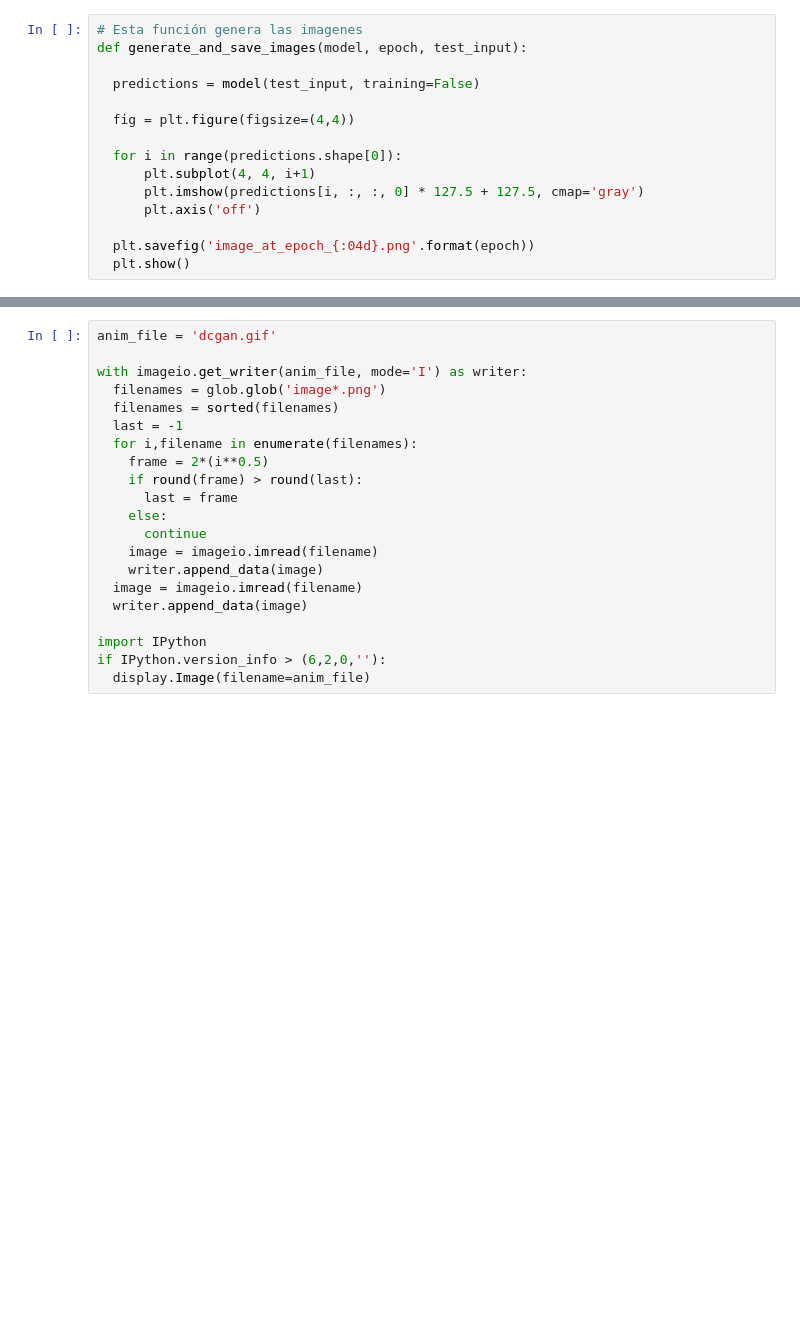
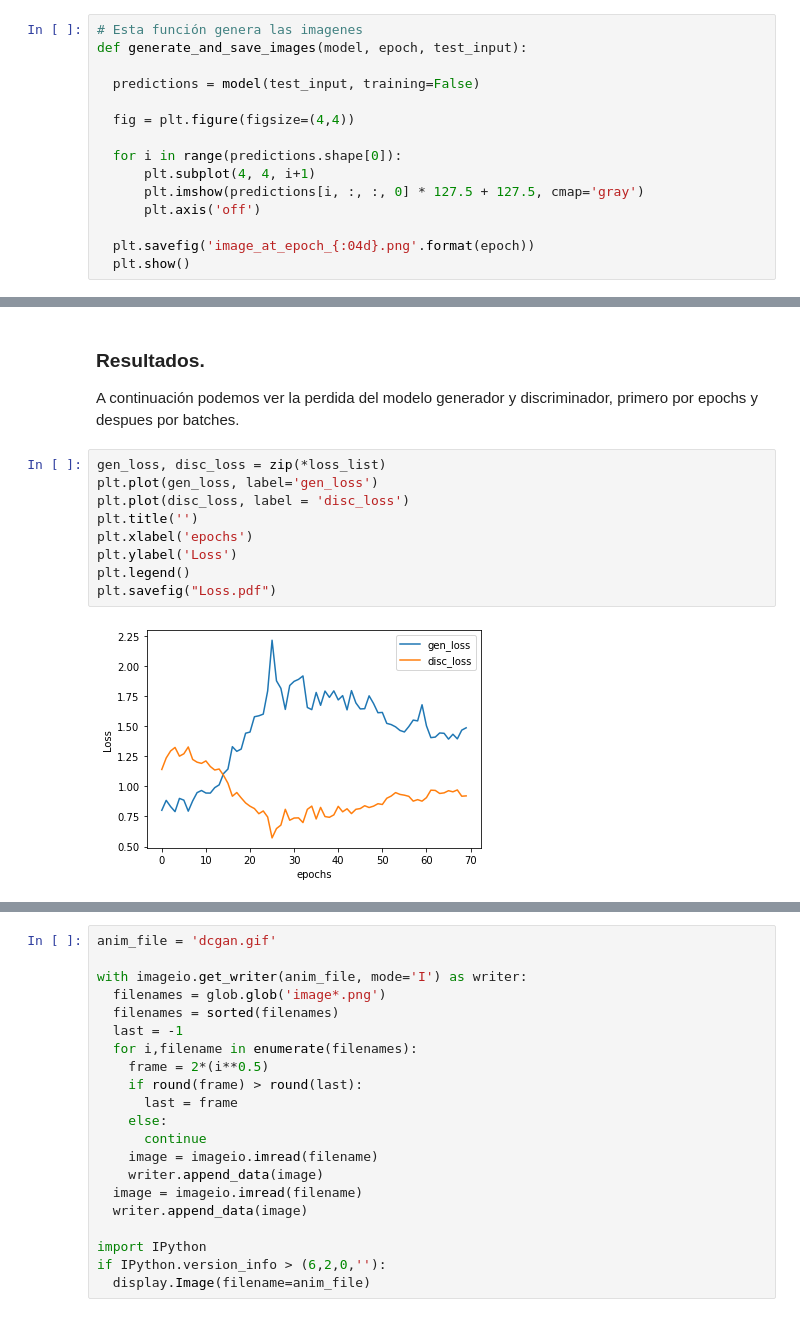
Before and after one commit to CreativAI-UC/Tutoriales, a Jupyter notebook: DCGAN.ipynb, the cells around one changed output, grey strips where cells are left out. Cells and saved outputs as stored; diff of their text form; blank space fills up the shorter version.

```diff
--- a/DCGAN.ipynb
+++ b/DCGAN.ipynb
@@ -270,0 +288,16 @@ with tf.device('/device:gpu:0'):
+# %% [markdown]
+### Resultados.
+
+
+A continuación podemos ver la perdida del modelo generador y discriminador, primero por epochs y despues por batches.
+# %%
+gen_loss, disc_loss = zip(*loss_list)
+plt.plot(gen_loss, label='gen_loss')
+plt.plot(disc_loss, label = 'disc_loss')
+plt.title('')
+plt.xlabel('epochs')
+plt.ylabel('Loss')
+plt.legend()
+plt.savefig("Loss.pdf")
+# %% [output]
+[figure, added]
```
Also changed, not shown: parts of 17 cells of this notebook, 1 other file.
